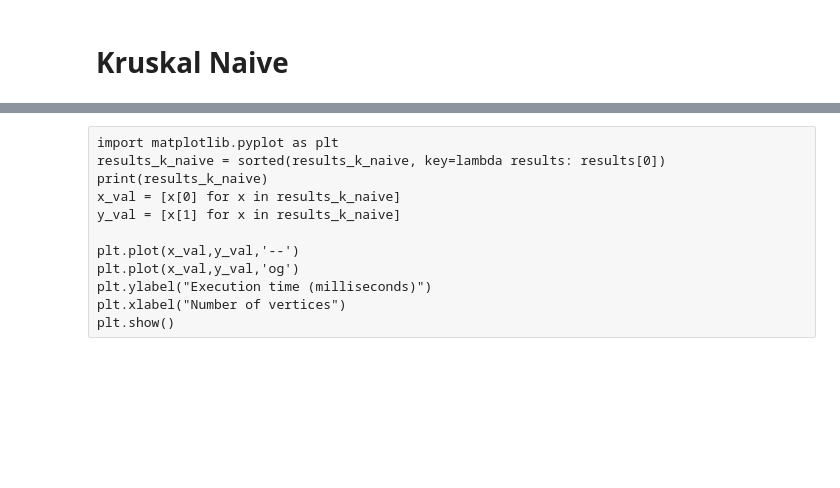
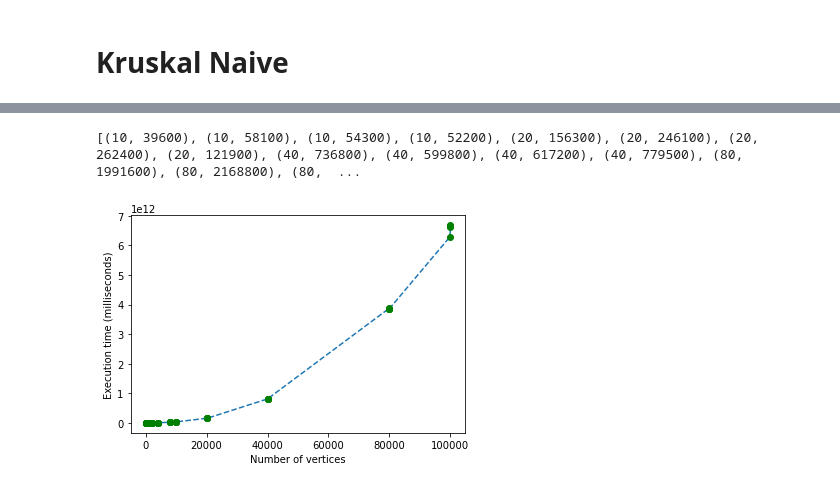
Before and after one commit to nurSaadat/algo2022, a Jupyter notebook: Assignment_1.ipynb, the cells around one changed output, grey strips where cells are left out. Drawn from its saved outputs; the diff is of its cells as text; code cells hidden in the pictures; blank space fills up the shorter version.

Commit message:
Final Version!
commented the prints that caused a crash, fixed for loops too iterate on every files. ran it to get the final plots

```diff
--- a/Assignment_1.ipynb
+++ b/Assignment_1.ipynb
@@ -141,7 +135,6 @@ def parse_input_file_kruskal(file_address):
     return vertices, edges, num_V_E
 # %%
 graphs_kruskal = []
-graphs = ['input_random_01*', 'input_random_02*', 'input_random_06*']
-for file in tqdm_notebook(graphs):
+for file in tqdm_notebook(os.listdir()):
     vertices, edges, num_V_E = parse_input_file_kruskal(file)
     graphs_kruskal.append((num_V_E, vertices, edges))
@@ -354,6 +362,6 @@ def get_time_kruskal(vertices, edges, num_V_E):
     return (end_time-start_time)
 # %%
 results_k_naive = []
-for i in tqdm_notebook(range(len(graphs_kruskal[:10]))):
-    print("|V| = ", graphs_kruskal[i][0][0], " |E| = ", graphs_kruskal[i][0][1])
+for i in tqdm_notebook(range(len(os.listdir()))):
+    #print("|V| = ", graphs_kruskal[i][0][0], " |E| = ", graphs_kruskal[i][0][1])
     results_k_naive.append((graphs_kruskal[i][0][0], get_time_kruskal(graphs_kruskal[i][1], graphs_kruskal[i][2], graphs_kruskal[i][0])))
@@ -379,14 +368,17 @@ Total weight: 30331
-# %% [raw]
-import matplotlib.pyplot as plt
-results_k_naive = sorted(results_k_naive, key=lambda results: results[0])
-print(results_k_naive)
-x_val = [x[0] for x in results_k_naive]
-y_val = [x[1] for x in results_k_naive]
-
-plt.plot(x_val,y_val,'--')
-plt.plot(x_val,y_val,'og')
-plt.ylabel("Execution time (milliseconds)")
-plt.xlabel("Number of vertices")
-plt.show()
+# %%
+import matplotlib.pyplot as plt
+results_k_naive = sorted(results_k_naive, key=lambda results: results[0])
+print(results_k_naive)
+x_val = [x[0] for x in results_k_naive]
+y_val = [x[1] for x in results_k_naive]
+
+plt.plot(x_val,y_val,'--')
+plt.plot(x_val,y_val,'og')
+plt.ylabel("Execution time (milliseconds)")
+plt.xlabel("Number of vertices")
+plt.show()
+# %% [output]
+[(10, 39600), (10, 58100), (10, 54300), (10, 52200), (20, 156300), (20, 246100), (20, 262400), (20, 121900), (40, 736800), (40, 599800), (40, 617200), (40, 779500), (80, 1991600), (80, 2168800), (80,  ...
+[figure, added]
 # %%
 plt.show()
```
Also changed, not shown: parts of 10 cells of this notebook.
